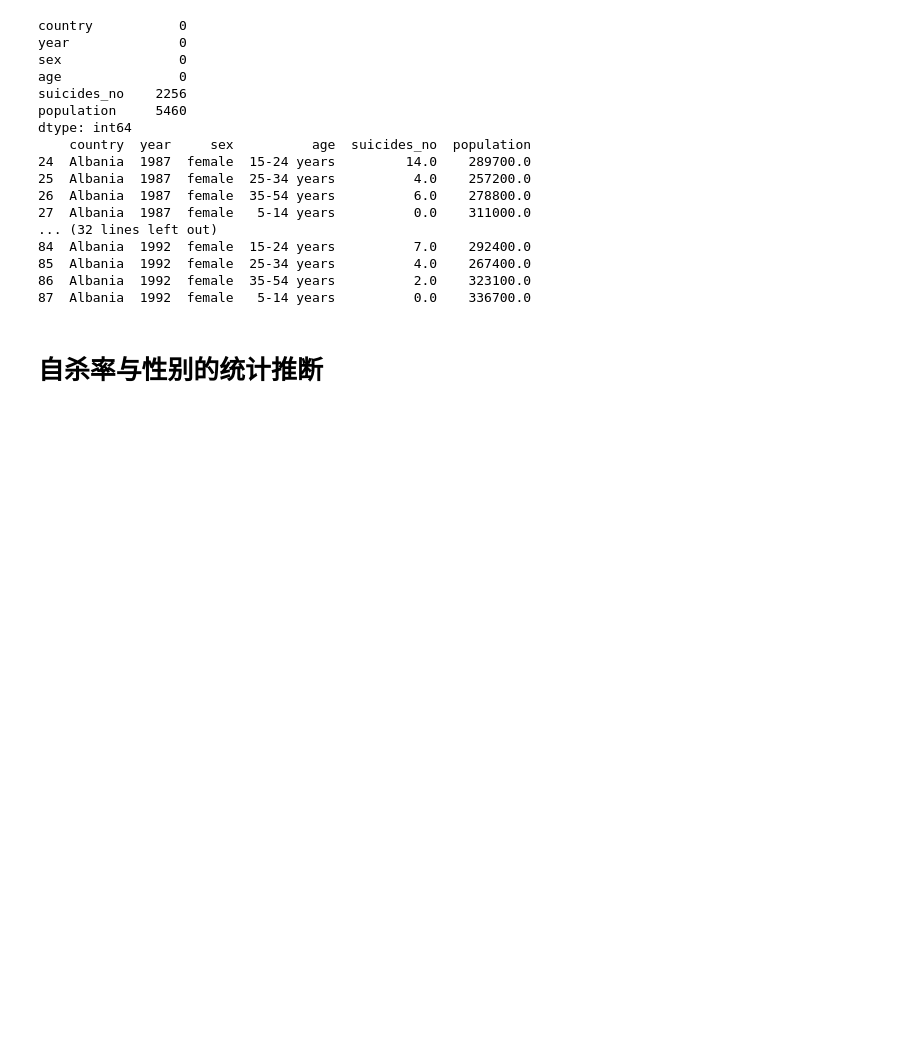
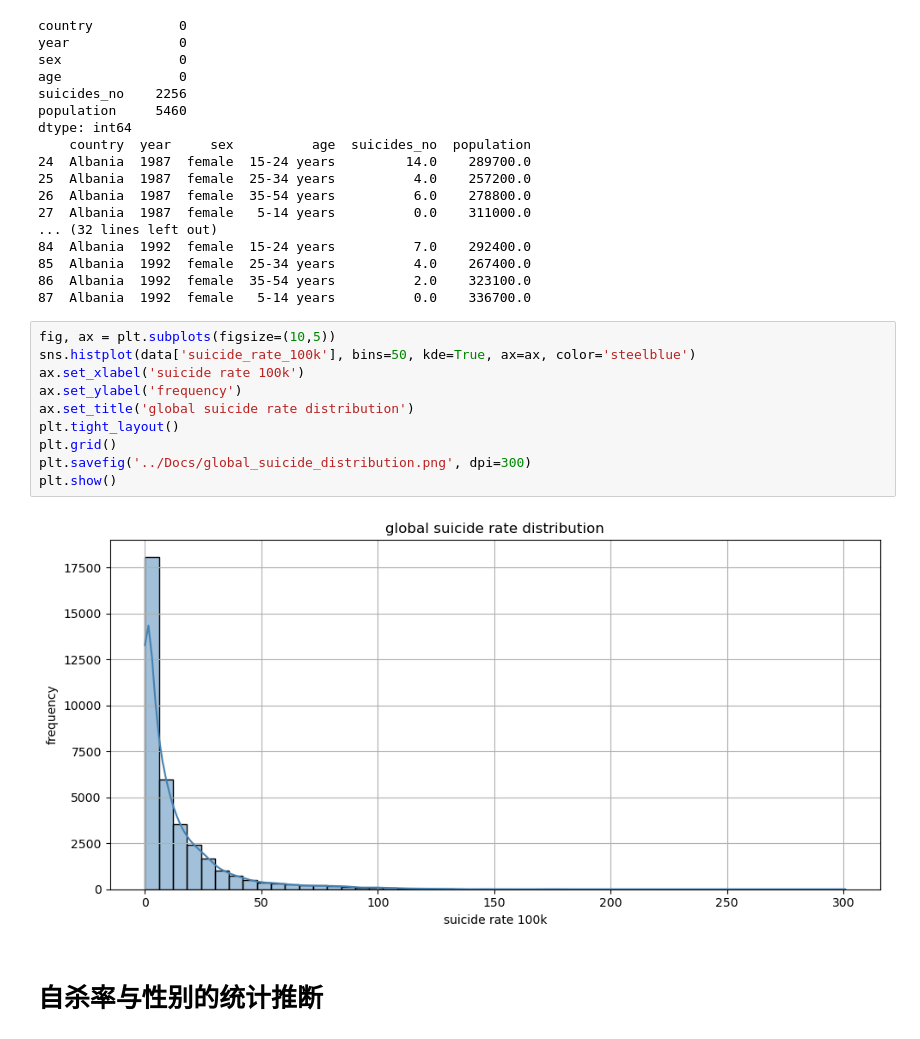
Before and after one commit to jaz-may/Mathematical-Statistics-Final-Project, a Jupyter notebook: Code/project.ipynb, the cells around one changed output. Saved outputs shown, nothing was run; the diff lists cells and outputs as text; blank space fills up the shorter version.

```diff
--- a/Code/project.ipynb
+++ b/Code/project.ipynb
@@ -52,6 +69,18 @@ dtype: int64
 85  Albania  1992  female  25-34 years          4.0    267400.0
 86  Albania  1992  female  35-54 years          2.0    323100.0
 87  Albania  1992  female   5-14 years          0.0    336700.0
+# %%
+fig, ax = plt.subplots(figsize=(10,5))
+sns.histplot(data['suicide_rate_100k'], bins=50, kde=True, ax=ax, color='steelblue')
+ax.set_xlabel('suicide rate 100k')
+ax.set_ylabel('frequency')
+ax.set_title('global suicide rate distribution')
+plt.tight_layout()
+plt.grid()
+plt.savefig('../Docs/global_suicide_distribution.png', dpi=300)
+plt.show()
+# %% [output]
+[figure, added]
 # %% [markdown]
 # 自杀率与性别的统计推断
 # %%
```
Also changed, not shown: parts of 17 cells of this notebook, 4 other files.
